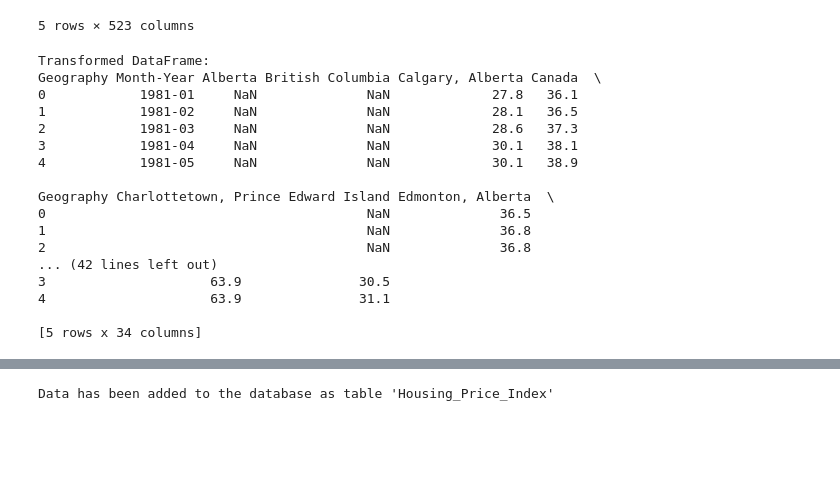
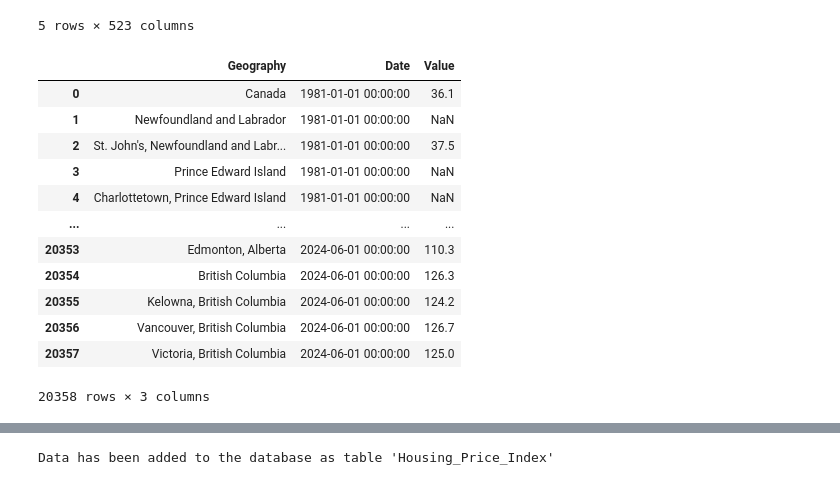
Before and after one commit to hitechparadigm/team_project_2, a Jupyter notebook: src/housing_price_index_dataset.ipynb, the cells around one changed output, grey strips where cells are left out. Cells and saved outputs as stored; diff of their text form; code cells hidden in the pictures; blank space fills up the shorter version.

```diff
--- a/src/housing_price_index_dataset.ipynb
+++ b/src/housing_price_index_dataset.ipynb
@@ -26,45 +26,3 @@ df.head()
 | 3 | Prince Edward Island | <NA> | <NA> | <NA> | <NA> | <NA> | <NA> | <NA> | <NA> | <NA> | ... | ... |
 | 4 | Charlottetown, Prince Edward Island | <NA> | <NA> | <NA> | <NA> | <NA> | <NA> | <NA> | <NA> | <NA> | ... | ... |
 5 rows × 523 columns
-# %%
-# Convert values to numeric, coercing errors to NaN
-df.iloc[:, 1:] = df.iloc[:, 1:].apply(pd.to_numeric, errors='coerce')
-
-# Melt the DataFrame to convert columns to rows
-df_melted = df.melt(id_vars=[df.columns[0]], var_name='Date', value_name='Value')
-
-# Convert 'Date' column to datetime format and extract 'Month-Year'
-df_melted['Date'] = pd.to_datetime(df_melted['Date'], errors='coerce')
-df_melted['Month-Year'] = df_melted['Date'].dt.to_period('M')
-
-# Pivot the DataFrame to have 'Month-Year' as rows and geography as columns
-df_pivoted = df_melted.pivot_table(index='Month-Year', columns=df.columns[0], values='Value', aggfunc='mean')
-
-# Reset index to flatten the DataFrame
-df_pivoted.reset_index(inplace=True)
-
-# Save the transformed dataset to a new CSV file
-output_path = '../data/processed/Housing_Price_Index_1981_2024.csv'
-df_pivoted.to_csv(output_path, index=False)
-
-# Display the first few rows of the transformed dataset
-print("Transformed DataFrame:")
-print(df_pivoted.head())
-# %% [output]
-Transformed DataFrame:
-Geography Month-Year Alberta British Columbia Calgary, Alberta Canada  \
-0            1981-01     NaN              NaN             27.8   36.1
-1            1981-02     NaN              NaN             28.1   36.5
-2            1981-03     NaN              NaN             28.6   37.3
-3            1981-04     NaN              NaN             30.1   38.1
-4            1981-05     NaN              NaN             30.1   38.9
-
-Geography Charlottetown, Prince Edward Island Edmonton, Alberta  \
-0                                         NaN              36.5
-1                                         NaN              36.8
-2                                         NaN              36.8
-... (42 lines left out)
-3                     63.9               30.5
-4                     63.9               31.1
-
-[5 rows x 34 columns]
@@ -70,0 +36,16 @@ Geography Charlottetown, Prince Edward Island Edmonton, Alberta  \
+# %%
+df_melted
+# %% [output]
+|  | Geography | Date | Value |
+| 0 | Canada | 1981-01-01 00:00:00 | 36.1 |
+| 1 | Newfoundland and Labrador | 1981-01-01 00:00:00 | NaN |
+| 2 | St. John's, Newfoundland and Labr... | 1981-01-01 00:00:00 | 37.5 |
+| 3 | Prince Edward Island | 1981-01-01 00:00:00 | NaN |
+| 4 | Charlottetown, Prince Edward Island | 1981-01-01 00:00:00 | NaN |
+| ... | ... | ... | ... |
+| 20353 | Edmonton, Alberta | 2024-06-01 00:00:00 | 110.3 |
+| 20354 | British Columbia | 2024-06-01 00:00:00 | 126.3 |
+| 20355 | Kelowna, British Columbia | 2024-06-01 00:00:00 | 124.2 |
+| 20356 | Vancouver, British Columbia | 2024-06-01 00:00:00 | 126.7 |
+| 20357 | Victoria, British Columbia | 2024-06-01 00:00:00 | 125.0 |
+20358 rows × 3 columns
```
Also changed, not shown: parts of 7 cells of this notebook, 4 other files.
